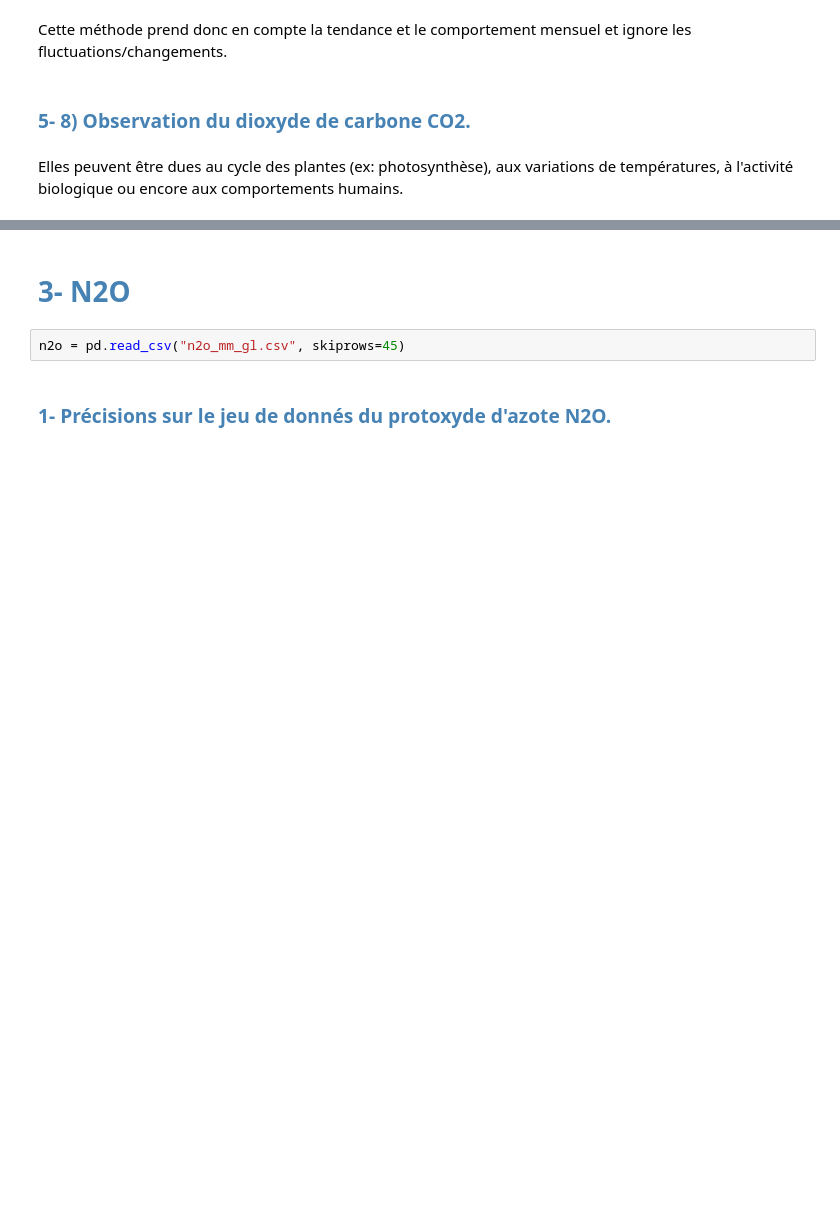
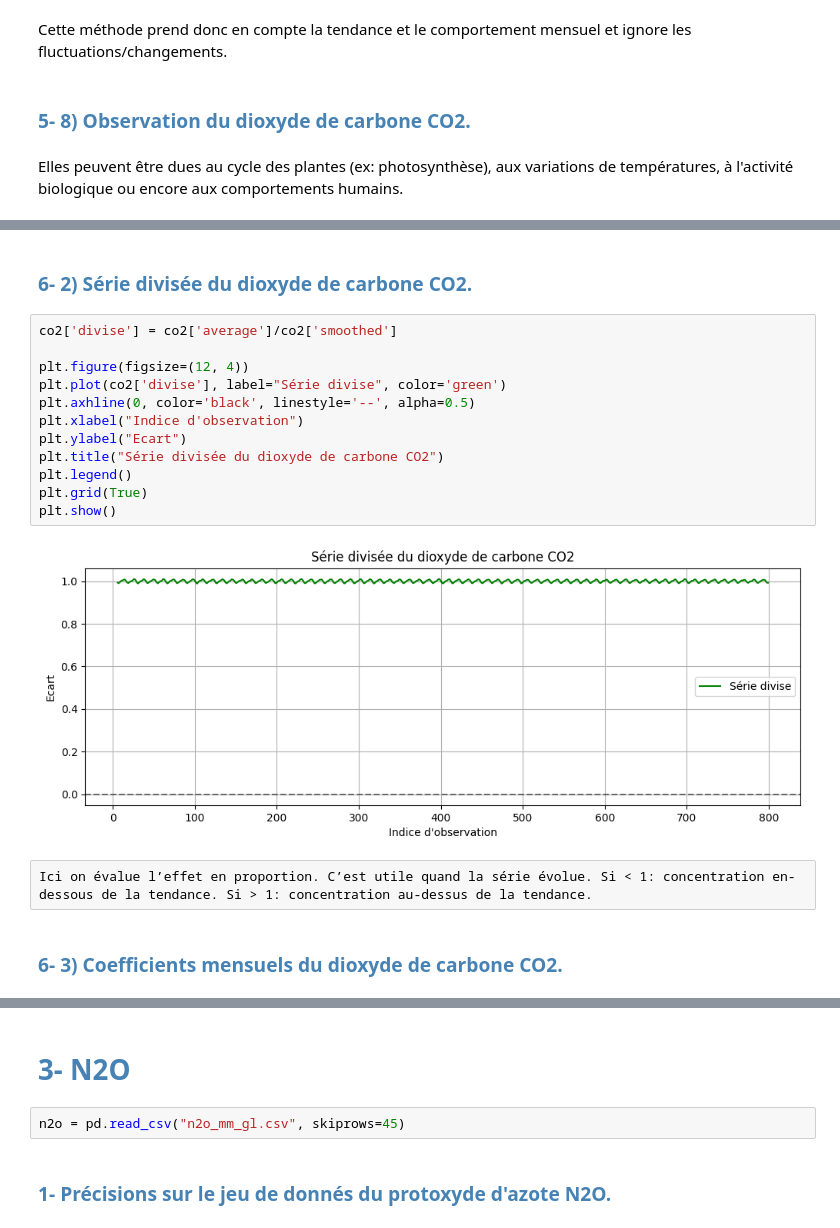
Before and after one commit to Panatik/ProjetStat, a Jupyter notebook: Untitled.ipynb, the cells around one changed output, grey strips where cells are left out. Drawn from its saved outputs; the diff is of its cells as text; blank space fills up the shorter version.

Commit message:
question 6, 7 pour dioxyde de carbone

```diff
--- a/Untitled.ipynb
+++ b/Untitled.ipynb
@@ -765,0 +794,20 @@ Elles peuvent être dues au cycle des plantes (ex: photosynthèse), aux variatio
+# %% [markdown]
+<h3 style = "color : #4682B4; font-weight:bold;">6- 2) Série divisée du dioxyde de carbone CO2. </h3>
+# %%
+co2['divise'] = co2['average']/co2['smoothed']
+
+plt.figure(figsize=(12, 4))
+plt.plot(co2['divise'], label="Série divise", color='green')
+plt.axhline(0, color='black', linestyle='--', alpha=0.5)
+plt.xlabel("Indice d'observation")
+plt.ylabel("Ecart")
+plt.title("Série divisée du dioxyde de carbone CO2")
+plt.legend()
+plt.grid(True)
+plt.show()
+# %% [output]
+[figure, added]
+# %% [raw]
+Ici on évalue l’effet en proportion. C’est utile quand la série évolue. Si < 1: concentration en-dessous de la tendance. Si > 1: concentration au-dessus de la tendance.
+# %% [markdown]
+<h3 style = "color : #4682B4; font-weight:bold;">6- 3) Coefficients mensuels du dioxyde de carbone CO2. </h3>
```
Also changed, not shown: parts of 20 cells of this notebook.
